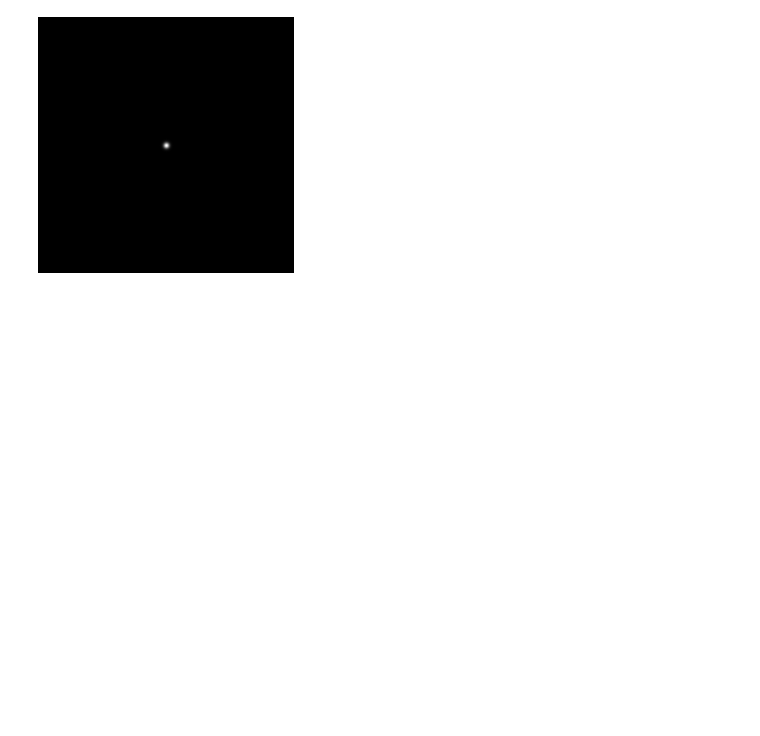
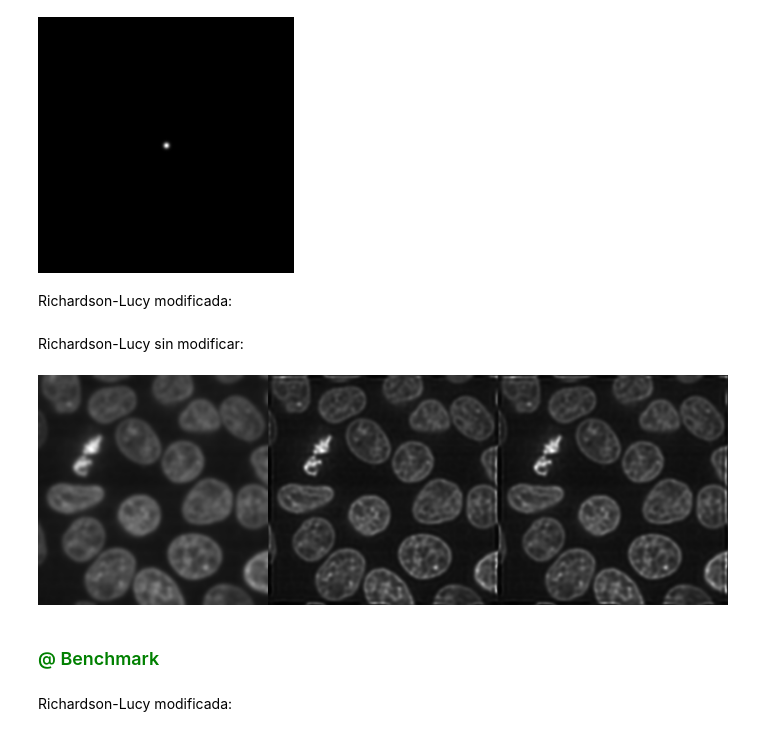
Before and after one commit to Jimena163/TFGNotebook, a Jupyter notebook: 2D_Julia_MAC.ipynb, the cells around one changed output. Cells and saved outputs as stored; diff of their text form; code cells hidden in the pictures; blank space fills up the shorter version.

```diff
--- a/2D_Julia_MAC.ipynb
+++ b/2D_Julia_MAC.ipynb
@@ -156,5 +351,19 @@ Gray.(psf/maximum(psf))
 [figure]
 # %%
 ipsf = ifftshift(psf);
+# %% [markdown]
+Richardson-Lucy modificada:
 # %%
-deconvolved = richardson_lucy_iterative(img, ipsf; regularizer=nothing, iterations=30);
+cell_mod = richardson_lucy_iterative2(img, ipsf; regularizer=nothing, iterations=30);
+# %% [markdown]
+Richardson-Lucy sin modificar:
+# %%
+cell_nomod = richardson_lucy_iterative(img, ipsf; regularizer=nothing, iterations=30);
+# %%
+Gray.([img/maximum(img) cell_mod/maximum(cell_mod) cell_nomod/maximum(cell_nomod)])
+# %% [output]
+[figure, added]
+# %% [markdown]
+<h3 style="color: green;">@ Benchmark</h3>
+# %% [markdown]
+Richardson-Lucy modificada:
```
Also changed, not shown: parts of 42 cells of this notebook, 3 other files.
